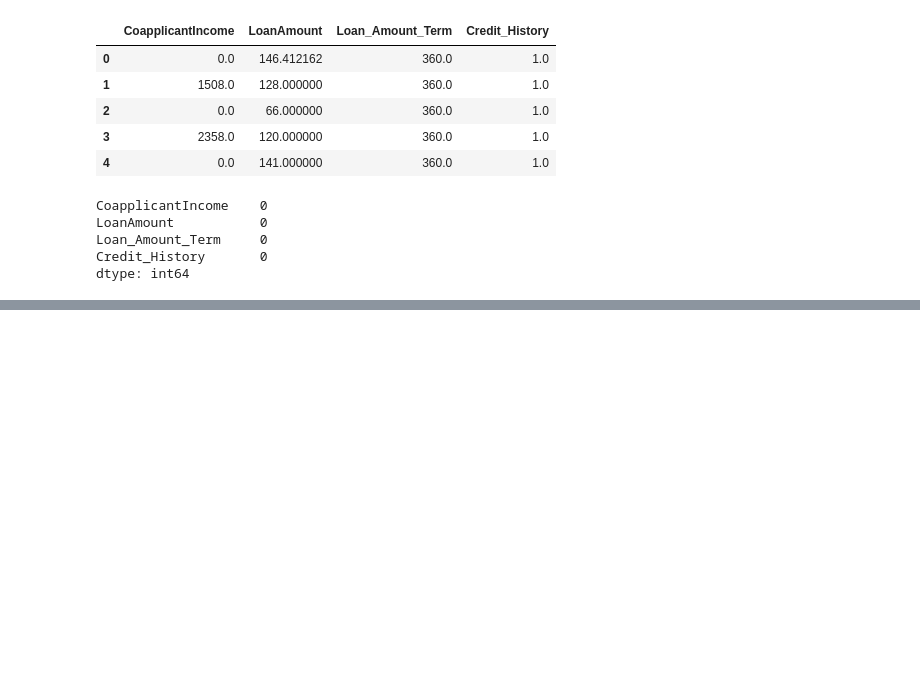
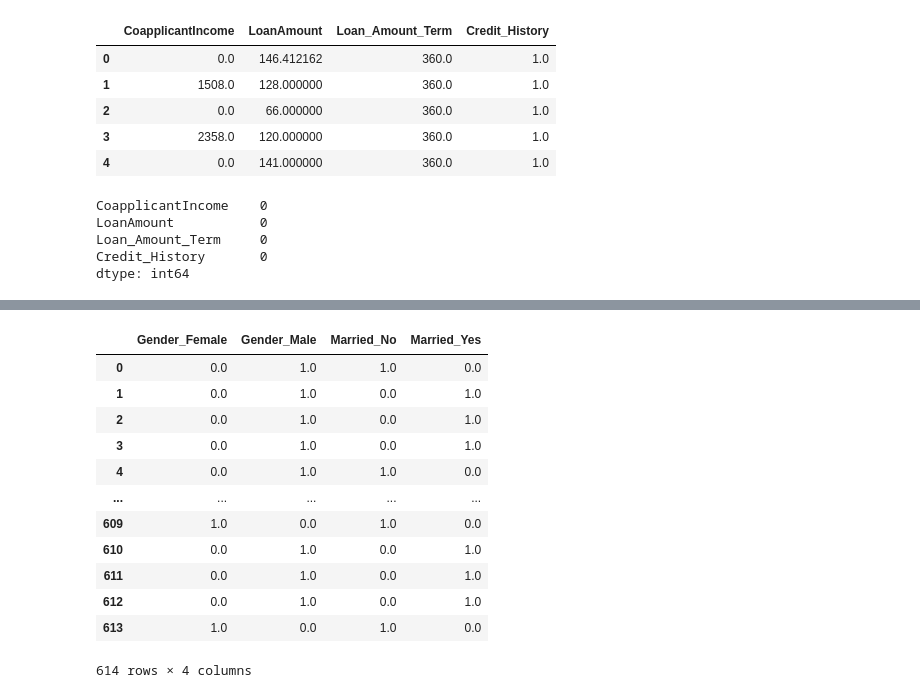
Before and after one commit to TridentifyIshaan/AIML_MiniProjects, a Jupyter notebook: Data Preprocessing/1.ipynb, the cells around one changed output, grey strips where cells are left out. Saved outputs shown, nothing was run; the diff lists cells and outputs as text; code cells hidden in the pictures; blank space fills up the shorter version.

```diff
--- a/Data Preprocessing/1.ipynb
+++ b/Data Preprocessing/1.ipynb
@@ -272,0 +333,4 @@ dtype: int64
+# %%
+from sklearn.preprocessing import OneHotEncoder
+one = OneHotEncoder().fit_transform(en_data)
+one
@@ -272,0 +342,3 @@ dtype: int64
+# %%
+ar = one.toarray() # converting the sparse matrix into array so that it is readable format
+ar
@@ -272,0 +353,16 @@ dtype: int64
+# %%
+pd.DataFrame(ar, columns=['Gender_Female', 'Gender_Male', 'Married_No', 'Married_Yes']) # converting array into a dataframe
+# %% [output]
+|  | Gender_Female | Gender_Male | Married_No | Married_Yes |
+| 0 | 0.0 | 1.0 | 1.0 | 0.0 |
+| 1 | 0.0 | 1.0 | 0.0 | 1.0 |
+| 2 | 0.0 | 1.0 | 0.0 | 1.0 |
+| 3 | 0.0 | 1.0 | 0.0 | 1.0 |
+| 4 | 0.0 | 1.0 | 1.0 | 0.0 |
+| ... | ... | ... | ... | ... |
+| 609 | 1.0 | 0.0 | 1.0 | 0.0 |
+| 610 | 0.0 | 1.0 | 0.0 | 1.0 |
+| 611 | 0.0 | 1.0 | 0.0 | 1.0 |
+| 612 | 0.0 | 1.0 | 0.0 | 1.0 |
+| 613 | 1.0 | 0.0 | 1.0 | 0.0 |
+614 rows × 4 columns
```
Also changed, not shown: parts of 12 cells of this notebook, 4 other files.
